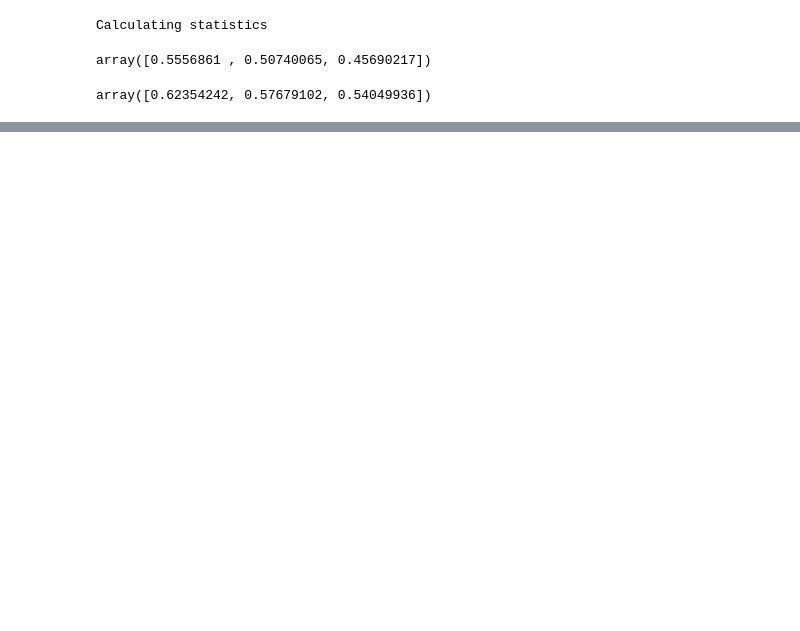
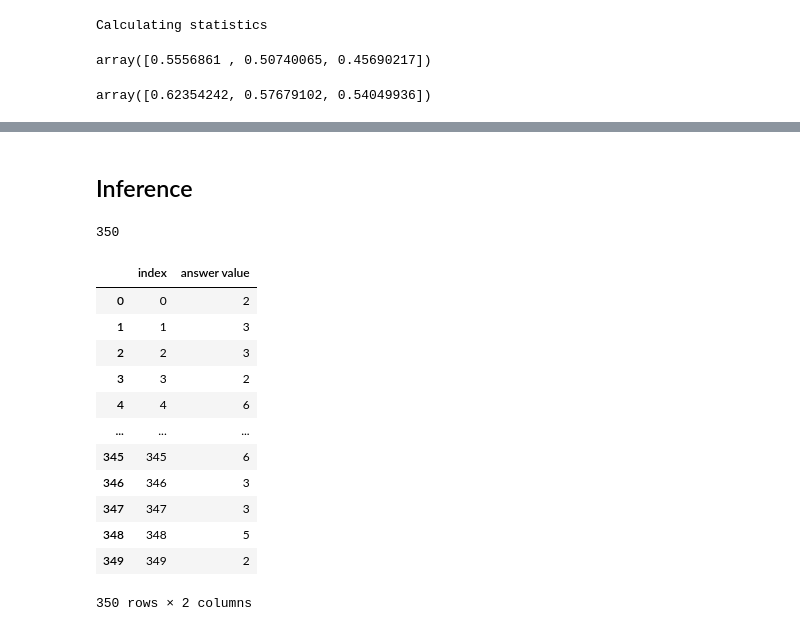
Before and after one commit to jaepil-choi/programmers_ml, a Jupyter notebook: eda.ipynb, the cells around one changed output, grey strips where cells are left out. Drawn from its saved outputs; the diff is of its cells as text; code cells hidden in the pictures; blank space fills up the shorter version.

```diff
--- a/eda.ipynb
+++ b/eda.ipynb
@@ -327,0 +778,8 @@ train_dataset[0]
+# %% [markdown]
+## Inference
+# %%
+answer_df = pd.DataFrame()
+answer_df.loc[:, "index"] = range(len(test_l))
+len(answer_df)
+# %% [output]
+350
@@ -327,0 +804,16 @@ train_dataset[0]
+# %%
+answer_df
+# %% [output]
+|  | index | answer value |
+| 0 | 0 | 2 |
+| 1 | 1 | 3 |
+| 2 | 2 | 3 |
+| 3 | 3 | 2 |
+| 4 | 4 | 6 |
+| ... | ... | ... |
+| 345 | 345 | 6 |
+| 346 | 346 | 3 |
+| 347 | 347 | 3 |
+| 348 | 348 | 5 |
+| 349 | 349 | 2 |
+350 rows × 2 columns
```
Also changed, not shown: parts of 65 cells of this notebook, 1 other file.
